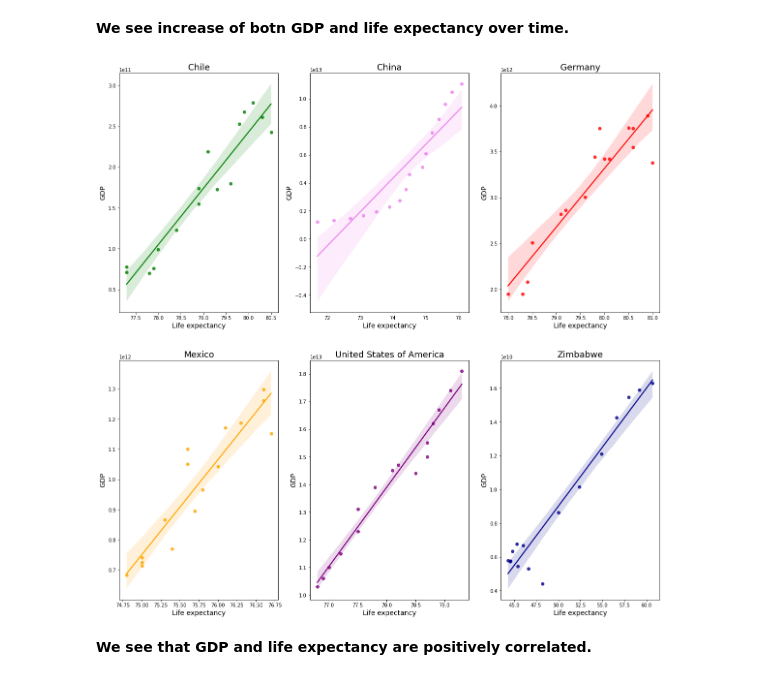
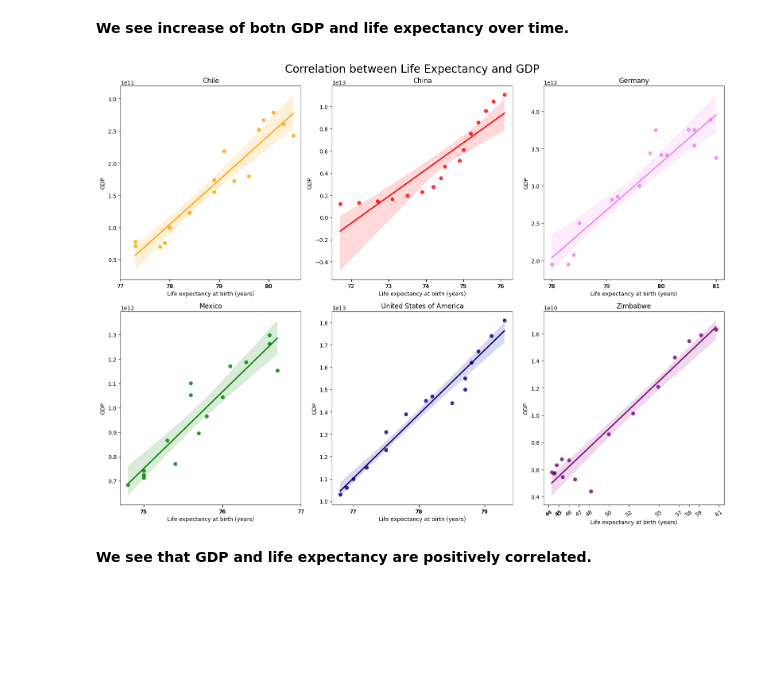
Before and after one commit to DenisLazuk/Group-Project-Life-Expectancy-and-GDP, a Jupyter notebook: life_expectancy_gdp.ipynb, the cells around one changed output. Drawn from its saved outputs; the diff is of its cells as text; code cells hidden in the pictures; blank space fills up the shorter version.

```diff
--- a/life_expectancy_gdp.ipynb
+++ b/life_expectancy_gdp.ipynb
@@ -161,42 +171,36 @@ plt.show()
 [figure]
 # %% [markdown]
 **We see increase of botn GDP and life expectancy over time.**
-# %%
-# Is there a correlation between GDP and life expectancy of a country?
-plt.figure (figsize=(20,20))
-plt.subplot(2,3,1)
-sns.regplot(data = data[data['Country']=='Chile'], x='Life expectancy at birth (years)', y='GDP', color='green')
-plt.xlabel('Life expectancy', size=14)
-plt.ylabel('GDP', size=14)
-plt.title('Chile', size=18)
-plt.subplot(2,3,2)
-sns.regplot(data = data[data['Country']=='China'], x='Life expectancy at birth (years)', y='GDP', color='violet')
-plt.xlabel('Life expectancy', size=14)
-plt.ylabel('GDP', size=14)
-plt.title('China', size=18)
-plt.subplot(2,3,3)
-sns.regplot(data = data[data['Country']=='Germany'], x='Life expectancy at birth (years)', y='GDP', color='red')
-plt.xlabel('Life expectancy', size=14)
-plt.ylabel('GDP', size=14)
-plt.title('Germany', size=18)
-plt.subplot(2,3,4)
-sns.regplot(data = data[data['Country']=='Mexico'], x='Life expectancy at birth (years)', y='GDP', color='orange')
-plt.xlabel('Life expectancy', size=14)
-plt.ylabel('GDP', size=14)
-plt.title('Mexico', size=18)
-plt.subplot(2,3,5)
-sns.regplot(data = data[data['Country']=='United States of America'], x='Life expectancy at birth (years)', y='GDP', color='purple')
-plt.xlabel('Life expectancy', size=14)
-plt.ylabel('GDP', size=14)
-plt.title('United States of America', size=18)
-plt.subplot(2,3,6)
-sns.regplot(data = data[data['Country']=='Zimbabwe'], x='Life expectancy at birth (years)', y='GDP', color='darkblue')
-plt.xlabel('Life expectancy', size=14)
-plt.ylabel('GDP', size=14)
-plt.title('Zimbabwe', size=18)
-plt.savefig('figures\Correlation between GDP and life expectancy.jpeg')
-plt.show()
-# %% [output]
-[figure, removed]
+# %%
+# Is there a correlation between GDP and life expectancy of a country?
+countries = data_grouped_country['Country'].unique()
+colors = ['orange', 'red', 'violet', 'green', 'darkblue', 'purple']
+fig, axes = plt.subplots(nrows=2, ncols=3, figsize=(16, 12))         # creating a figure with 2 rows and 3 columns
+fig.suptitle('Correlation between Life Expectancy and GDP', size=20)
+for i, country in enumerate(countries):                             # using a loop 6 scatterplots for each country will be created
+    cols = i % 3                                                    # remainder of division: column position
+    rows = i // 3                                                   # integer division: row position
+    ax = axes[rows, cols]                                           # position in figure
+    country_data = data[data.Country == country]
+    x_values = [x for x in range(                                   # creating start x labels
+        len(country_data['Life expectancy at birth (years)']))]
+    rounded_values = [                                              # round the values on the x-axis because they are float
+        round(value) for value in country_data['Life expectancy at birth (years)']]
+    sns.regplot(data=country_data, ax=ax,                           # regplot shows the correlation between Life Expectancy
+        x='Life expectancy at birth (years)', y='GDP',
+        color=colors[i])                                            # and GDP. Each Country has its own color
+    ax.set_xticks(rounded_values)                                   # replacing the start x labels with rounded values
+    if len(set(rounded_values)) > 8:                                # if there are too many labels on x axis, they will be rotated
+        ax.set_xticklabels(ax.get_xticklabels(), rotation=35)
+
+    ax.set_title(f'{country}')                                      # title and labels
+    ax.set_xlabel('Life expectancy at birth (years)')
+    ax.set_ylabel('GDP')
+
+plt.tight_layout()                                                  # adjusts the position and size of the charts on the figure
+plt.show()
+plt.close()
+# %% [output]
+[figure, added]
 # %% [markdown]
 **We see that GDP and life expectancy are positively correlated.**
```
Also changed, not shown: parts of 1 cell of this notebook, 7 other files.
